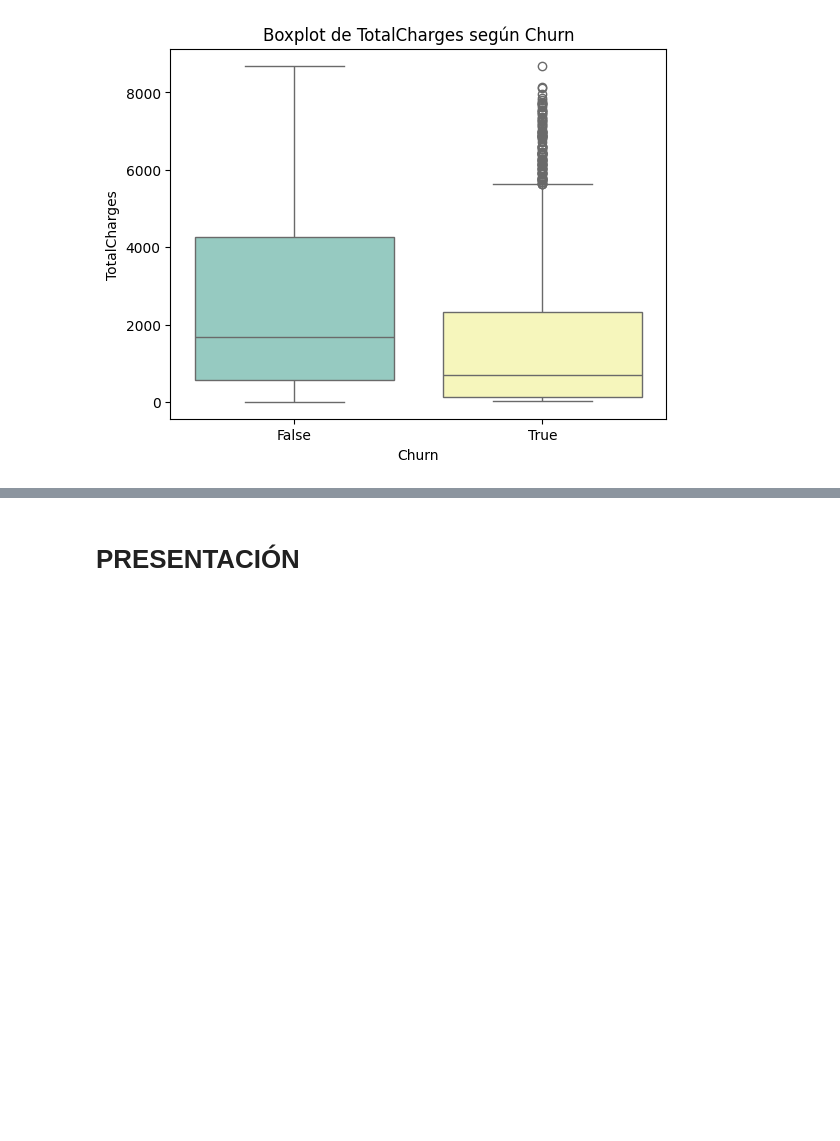
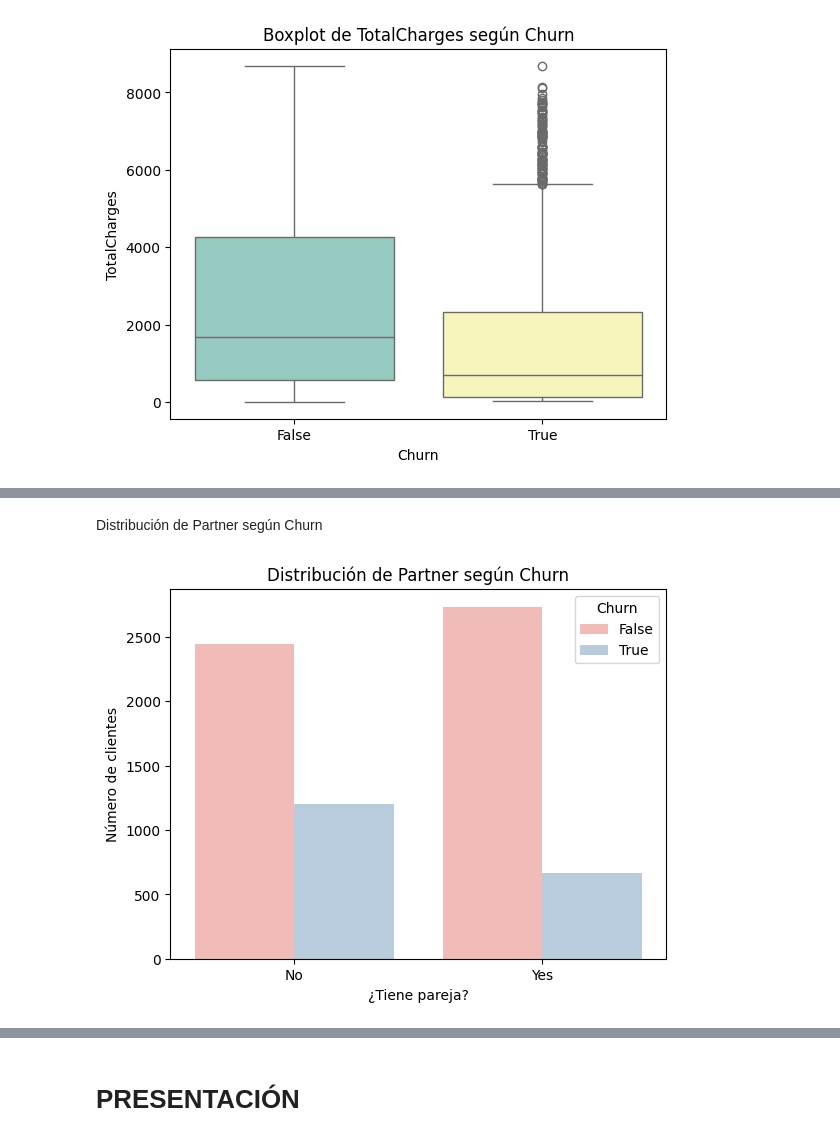
Before and after one commit to mauloredo/Challenge_Telecom_X2, a Jupyter notebook: x2.ipynb, the cells around one changed output, grey strips where cells are left out. Saved outputs shown, nothing was run; the diff lists cells and outputs as text; code cells hidden in the pictures; blank space fills up the shorter version.

```diff
--- a/x2.ipynb
+++ b/x2.ipynb
@@ -491,0 +570,11 @@ Recap Variables Numéricas:
+# %% [markdown]
+Distribución de Partner según Churn
+# %%
+sns.countplot(data=datos, x='Partner', hue='Churn', palette='Pastel1')
+plt.title("Distribución de Partner según Churn")
+plt.xlabel("¿Tiene pareja?")
+plt.ylabel("Número de clientes")
+plt.savefig("catplot_partner_churn.png")
+plt.show()
+# %% [output]
+[figure, added]
```
Also changed, not shown: parts of 54 cells of this notebook.
